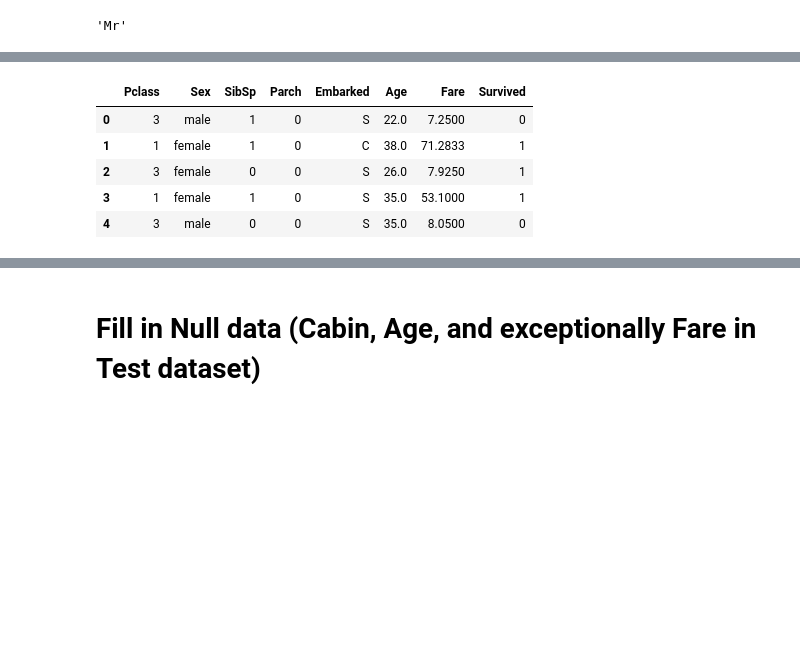
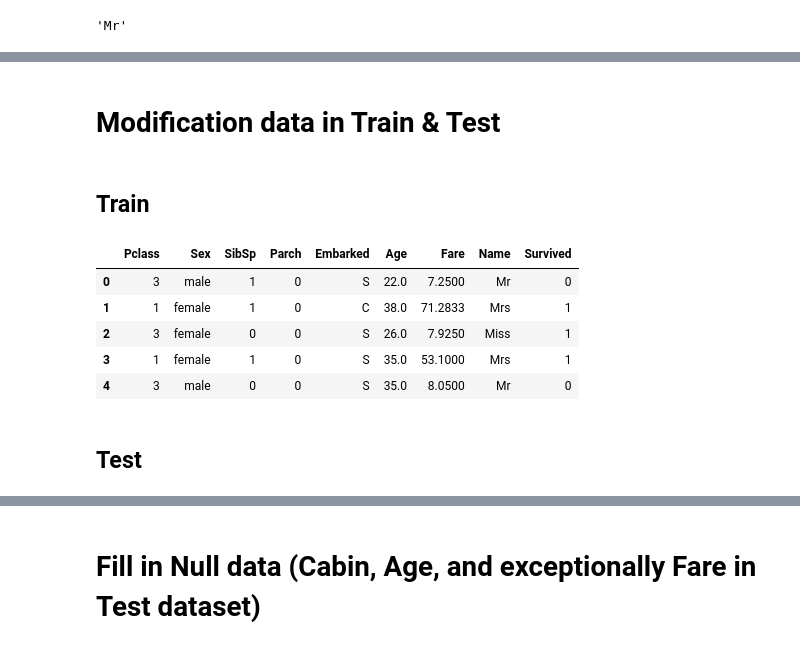
Before and after one commit to Cornelii/kaggle, a Jupyter notebook: titanic/baseline.ipynb, the cells around one changed output, grey strips where cells are left out. Saved outputs shown, nothing was run; the diff lists cells and outputs as text; code cells hidden in the pictures; blank space fills up the shorter version.

```diff
--- a/titanic/baseline.ipynb
+++ b/titanic/baseline.ipynb
@@ -278,9 +297,12 @@ s2[0]
 # %% [output]
 'Mr'
 # %%
+title_list=["Mr","Mrs","Master","Miss"]
 def title_processor(word):
     s1=word.split(", ")
     s2=s1[1].split(".")
+    if not s2[0] in title_list:
+        return "Others"
     return s2[0]
 # %%
 titles=df_train["Name"].apply(title_processor)
@@ -307,13 +333,20 @@ Many_Categorical_features=["Name","PassengerId","Ticket","Cabin"]
+# %% [markdown]
+# Modification data in Train & Test
+# %% [markdown]
+## Train
 # %%
-features=["Pclass","Sex","SibSp","Parch","Embarked"]+["Age","Fare"]+["Survived"]
-Cabin=df_train["Cabin"].apply(first_letter)
-pdf_train=pd.concat([df_train[features]],axis=1)
+features=["Pclass","Sex","SibSp","Parch","Embarked","Age","Fare"]
+# Cabin=df_train["Cabin"].apply(first_letter)
+train_Name=df_train["Name"].apply(title_processor)
+x_train=pd.concat([df_train[features],train_Name,df_train["Survived"]],axis=1)
 # %%
-pdf_train.head(5)
+x_train.head(5)
 # %% [output]
-|  | Pclass | Sex | SibSp | Parch | Embarked | Age | Fare | Survived |
-| 0 | 3 | male | 1 | 0 | S | 22.0 | 7.2500 | 0 |
-| 1 | 1 | female | 1 | 0 | C | 38.0 | 71.2833 | 1 |
-| 2 | 3 | female | 0 | 0 | S | 26.0 | 7.9250 | 1 |
-| 3 | 1 | female | 1 | 0 | S | 35.0 | 53.1000 | 1 |
-| 4 | 3 | male | 0 | 0 | S | 35.0 | 8.0500 | 0 |
+|  | Pclass | Sex | SibSp | Parch | Embarked | Age | Fare | Name | Survived |
+| 0 | 3 | male | 1 | 0 | S | 22.0 | 7.2500 | Mr | 0 |
+| 1 | 1 | female | 1 | 0 | C | 38.0 | 71.2833 | Mrs | 1 |
+| 2 | 3 | female | 0 | 0 | S | 26.0 | 7.9250 | Miss | 1 |
+| 3 | 1 | female | 1 | 0 | S | 35.0 | 53.1000 | Mrs | 1 |
+| 4 | 3 | male | 0 | 0 | S | 35.0 | 8.0500 | Mr | 0 |
+# %% [markdown]
+## Test
```
Also changed, not shown: parts of 36 cells of this notebook, 1 other file.
